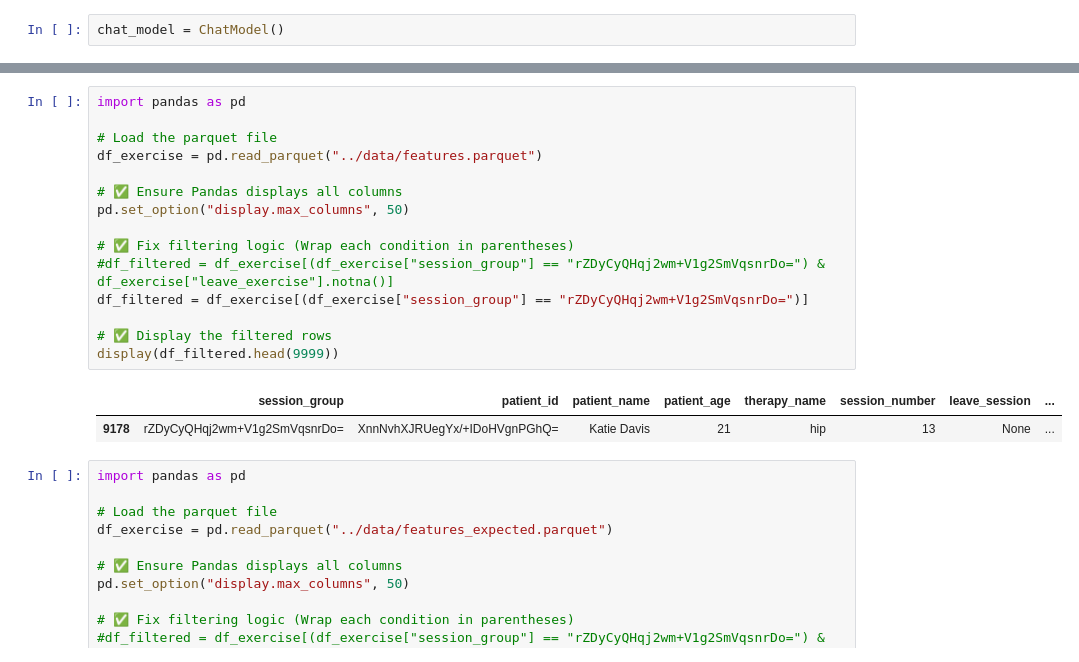
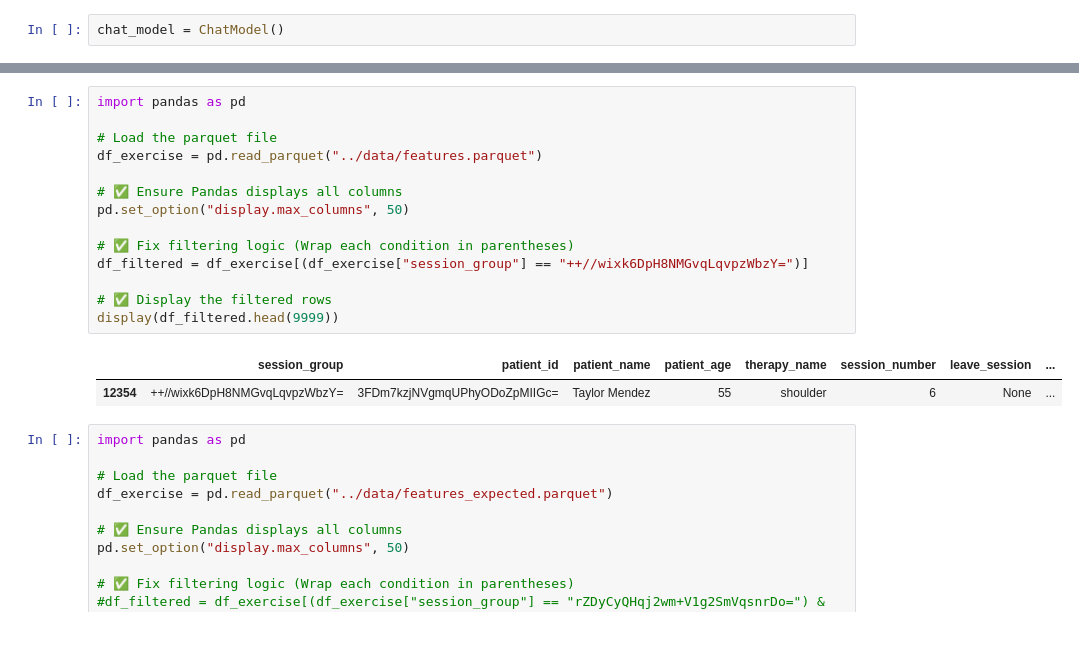
Before and after one commit to joaovasco01/Data-Transformation-and-AI-Message-Generation-Pipeline, a Jupyter notebook: ml-engineer-test/notebooks/starter.ipynb, the cells around one changed output, grey strips where cells are left out. Drawn from its saved outputs; the diff is of its cells as text.

```diff
--- a/ml-engineer-test/notebooks/starter.ipynb
+++ b/ml-engineer-test/notebooks/starter.ipynb
@@ -97,21 +107,20 @@ display(df_filtered.head(9999))
 # %%
 import pandas as pd
 
 # Load the parquet file
 df_exercise = pd.read_parquet("../data/features.parquet")
 
 # ✅ Ensure Pandas displays all columns
 pd.set_option("display.max_columns", 50)
 
 # ✅ Fix filtering logic (Wrap each condition in parentheses)
-#df_filtered = df_exercise[(df_exercise["session_group"] == "rZDyCyQHqj2wm+V1g2SmVqsnrDo=") & df_exercise["leave_exercise"].notna()]
-df_filtered = df_exercise[(df_exercise["session_group"] == "rZDyCyQHqj2wm+V1g2SmVqsnrDo=")]
+df_filtered = df_exercise[(df_exercise["session_group"] == "++//wixk6DpH8NMGvqLqvpzWbzY=")]
 
 # ✅ Display the filtered rows
 display(df_filtered.head(9999))
 # %% [output]
 |  | session_group | patient_id | patient_name | patient_age | therapy_name | session_number | leave_session | ... |
-| 9178 | rZDyCyQHqj2wm+V1g2SmVqsnrDo= | XnnNvhXJRUegYx/+IDoHVgnPGhQ= | Katie Davis | 21 | hip | 13 | None | ... |
+| 12354 | ++//wixk6DpH8NMGvqLqvpzWbzY= | 3FDm7kzjNVgmqUPhyODoZpMIIGc= | Taylor Mendez | 55 | shoulder | 6 | None | ... |
 # %%
 import pandas as pd
 
```
Also changed, not shown: parts of 10 cells of this notebook, 1 other file.
